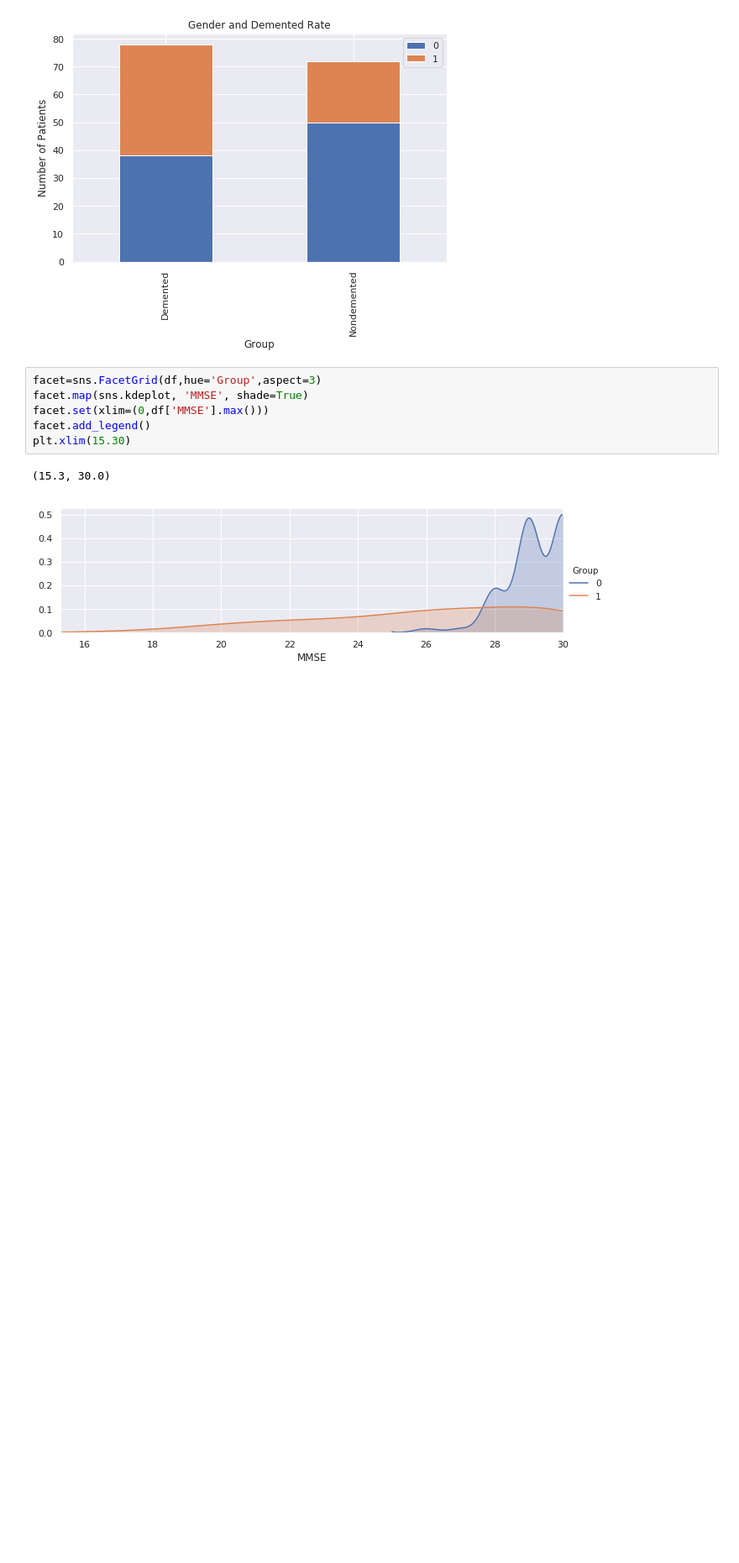
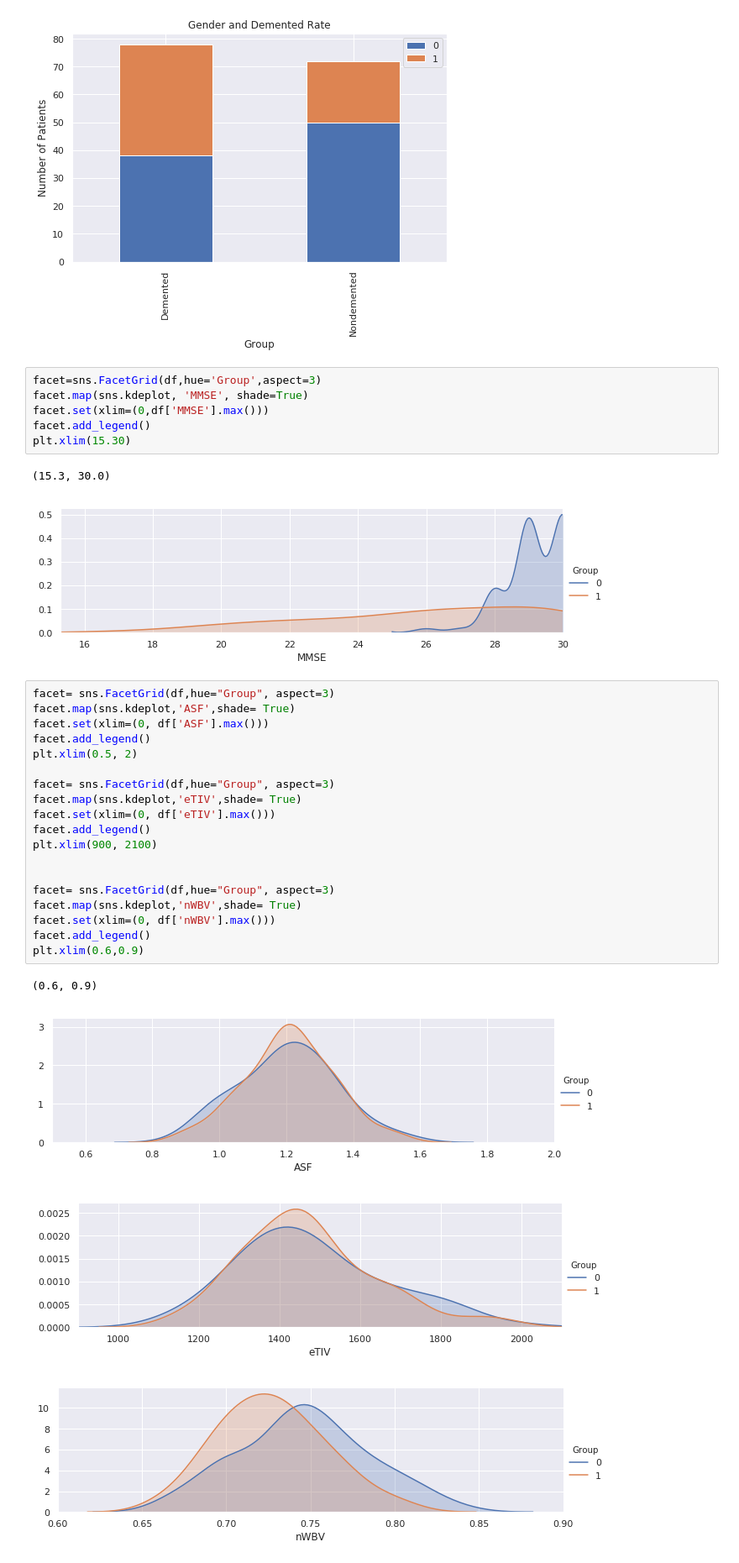
Before and after one commit to abh0798/ML-Project, a Jupyter notebook: Untitled0.ipynb, the cells around one changed output. Shown at 84% size. Saved outputs shown, nothing was run; the diff lists cells and outputs as text; blank space fills up the shorter version.

```diff
--- a/Untitled0.ipynb
+++ b/Untitled0.ipynb
@@ -117,3 +117,27 @@ plt.xlim(15.30)
 # %% [output]
 (15.3, 30.0)
 [figure]
+# %%
+facet= sns.FacetGrid(df,hue="Group", aspect=3)
+facet.map(sns.kdeplot,'ASF',shade= True)
+facet.set(xlim=(0, df['ASF'].max()))
+facet.add_legend()
+plt.xlim(0.5, 2)
+
+facet= sns.FacetGrid(df,hue="Group", aspect=3)
+facet.map(sns.kdeplot,'eTIV',shade= True)
+facet.set(xlim=(0, df['eTIV'].max()))
+facet.add_legend()
+plt.xlim(900, 2100)
+
+
+facet= sns.FacetGrid(df,hue="Group", aspect=3)
+facet.map(sns.kdeplot,'nWBV',shade= True)
+facet.set(xlim=(0, df['nWBV'].max()))
+facet.add_legend()
+plt.xlim(0.6,0.9)
+# %% [output]
+(0.6, 0.9)
+[figure, added]
+[figure, added]
+[figure, added]
```
Also changed, not shown: parts of 7 cells of this notebook.
